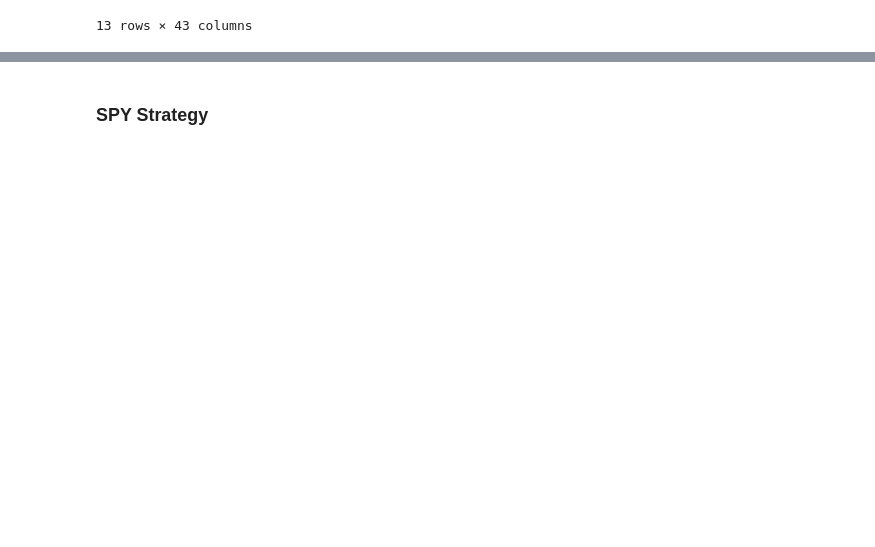
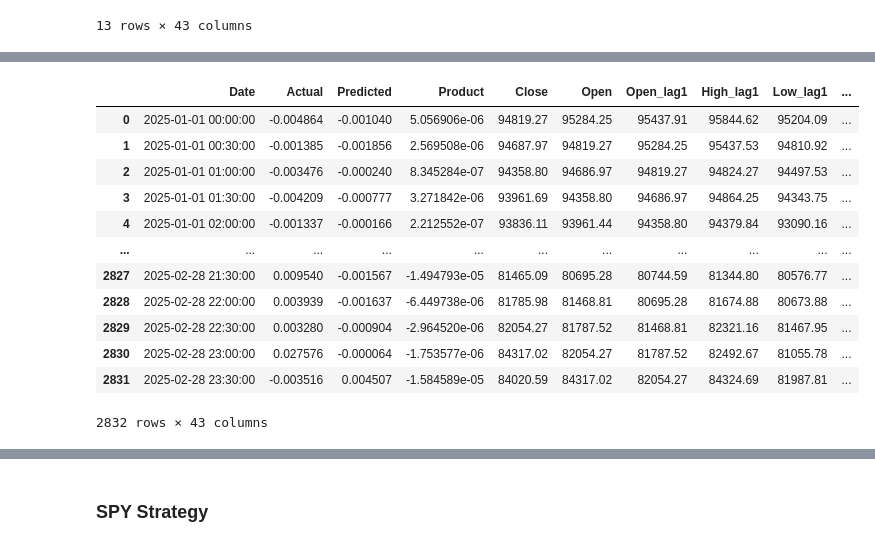
Before and after one commit to jeswid/DSE4211_Trading_Strategy, a Jupyter notebook: src/btc_rf_strategy.ipynb, the cells around one changed output, grey strips where cells are left out. Drawn from its saved outputs; the diff is of its cells as text; code cells hidden in the pictures; blank space fills up the shorter version.

```diff
--- a/src/btc_rf_strategy.ipynb
+++ b/src/btc_rf_strategy.ipynb
@@ -273,0 +553,16 @@ plt.show()
+# %%
+trading_results2
+# %% [output]
+|  | Date | Actual | Predicted | Product | Close | Open | Open_lag1 | High_lag1 | Low_lag1 | ... |
+| 0 | 2025-01-01 00:00:00 | -0.004864 | -0.001040 | 5.056906e-06 | 94819.27 | 95284.25 | 95437.91 | 95844.62 | 95204.09 | ... |
+| 1 | 2025-01-01 00:30:00 | -0.001385 | -0.001856 | 2.569508e-06 | 94687.97 | 94819.27 | 95284.25 | 95437.53 | 94810.92 | ... |
+| 2 | 2025-01-01 01:00:00 | -0.003476 | -0.000240 | 8.345284e-07 | 94358.80 | 94686.97 | 94819.27 | 94824.27 | 94497.53 | ... |
+| 3 | 2025-01-01 01:30:00 | -0.004209 | -0.000777 | 3.271842e-06 | 93961.69 | 94358.80 | 94686.97 | 94864.25 | 94343.75 | ... |
+| 4 | 2025-01-01 02:00:00 | -0.001337 | -0.000166 | 2.212552e-07 | 93836.11 | 93961.44 | 94358.80 | 94379.84 | 93090.16 | ... |
+| ... | ... | ... | ... | ... | ... | ... | ... | ... | ... | ... |
+| 2827 | 2025-02-28 21:30:00 | 0.009540 | -0.001567 | -1.494793e-05 | 81465.09 | 80695.28 | 80744.59 | 81344.80 | 80576.77 | ... |
+| 2828 | 2025-02-28 22:00:00 | 0.003939 | -0.001637 | -6.449738e-06 | 81785.98 | 81468.81 | 80695.28 | 81674.88 | 80673.88 | ... |
+| 2829 | 2025-02-28 22:30:00 | 0.003280 | -0.000904 | -2.964520e-06 | 82054.27 | 81787.52 | 81468.81 | 82321.16 | 81467.95 | ... |
+| 2830 | 2025-02-28 23:00:00 | 0.027576 | -0.000064 | -1.753577e-06 | 84317.02 | 82054.27 | 81787.52 | 82492.67 | 81055.78 | ... |
+| 2831 | 2025-02-28 23:30:00 | -0.003516 | 0.004507 | -1.584589e-05 | 84020.59 | 84317.02 | 82054.27 | 84324.69 | 81987.81 | ... |
+2832 rows × 43 columns
```
Also changed, not shown: parts of 12 cells of this notebook, 3 other files.
